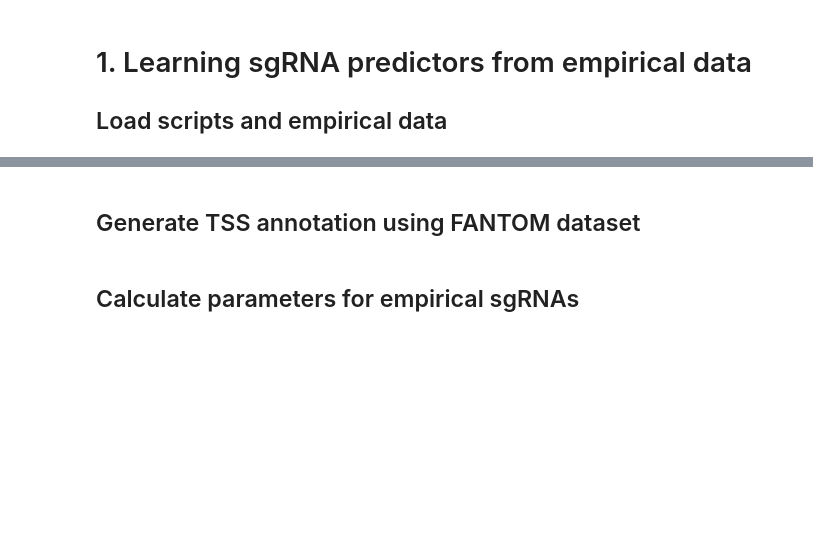
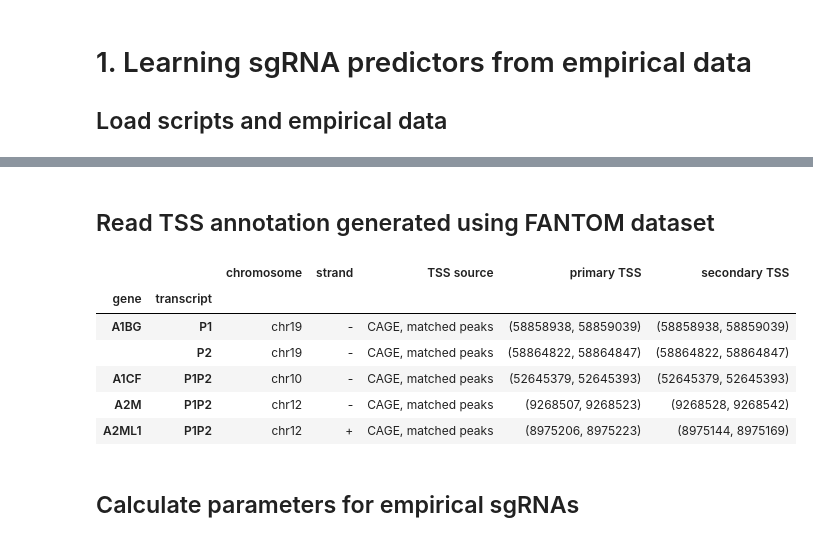
Before and after one commit to igemsoftware2020/GunnVistaPingry_US, a Jupyter notebook: iGEM_CRISPRi_Library_Design.ipynb, the cells around one changed output, grey strips where cells are left out. Saved outputs shown, nothing was run; the diff lists cells and outputs as text; code cells hidden in the pictures; blank space fills up the shorter version.

```diff
--- a/iGEM_CRISPRi_Library_Design.ipynb
+++ b/iGEM_CRISPRi_Library_Design.ipynb
@@ -107,16 +112,20 @@ print (normedScores.head())
 # %% [markdown]
-## Generate TSS annotation using FANTOM dataset
+## Read TSS annotation generated using FANTOM dataset
 # %%
 import ast
-#save tables for downstream use
-#tssTable = pd.read_csv(TSS_TABLE_PATH,sep='\t', index_col=range(2))
+
 tssTable = pd.read_csv(TSS_TABLE_PATH,sep='\t', index_col=[0,1])
-
-
-#p1p2Table = pd.read_csv(P1P2_TABLE_PATH,sep='\t', header=0, index_col=range(2))
 p1p2Table = pd.read_csv(P1P2_TABLE_PATH,sep='\t', header=0, index_col=[0,1], converters={"primary TSS": ast.literal_eval, "secondary TSS": ast.literal_eval})
 
-tssTable.head()
+p1p2Table.head()
+# %% [output]
+|  |  | chromosome | strand | TSS source | primary TSS | secondary TSS |
+| gene | transcript |  |  |  |  |  |
+| A1BG | P1 | chr19 | - | CAGE, matched peaks | (58858938, 58859039) | (58858938, 58859039) |
+|  | P2 | chr19 | - | CAGE, matched peaks | (58864822, 58864847) | (58864822, 58864847) |
+| A1CF | P1P2 | chr10 | - | CAGE, matched peaks | (52645379, 52645393) | (52645379, 52645393) |
+| A2M | P1P2 | chr12 | - | CAGE, matched peaks | (9268507, 9268523) | (9268528, 9268542) |
+| A2ML1 | P1P2 | chr12 | + | CAGE, matched peaks | (8975206, 8975223) | (8975144, 8975169) |
 # %% [markdown]
 ## Calculate parameters for empirical sgRNAs
 # %%
```
Also changed, not shown: parts of 44 cells of this notebook.
